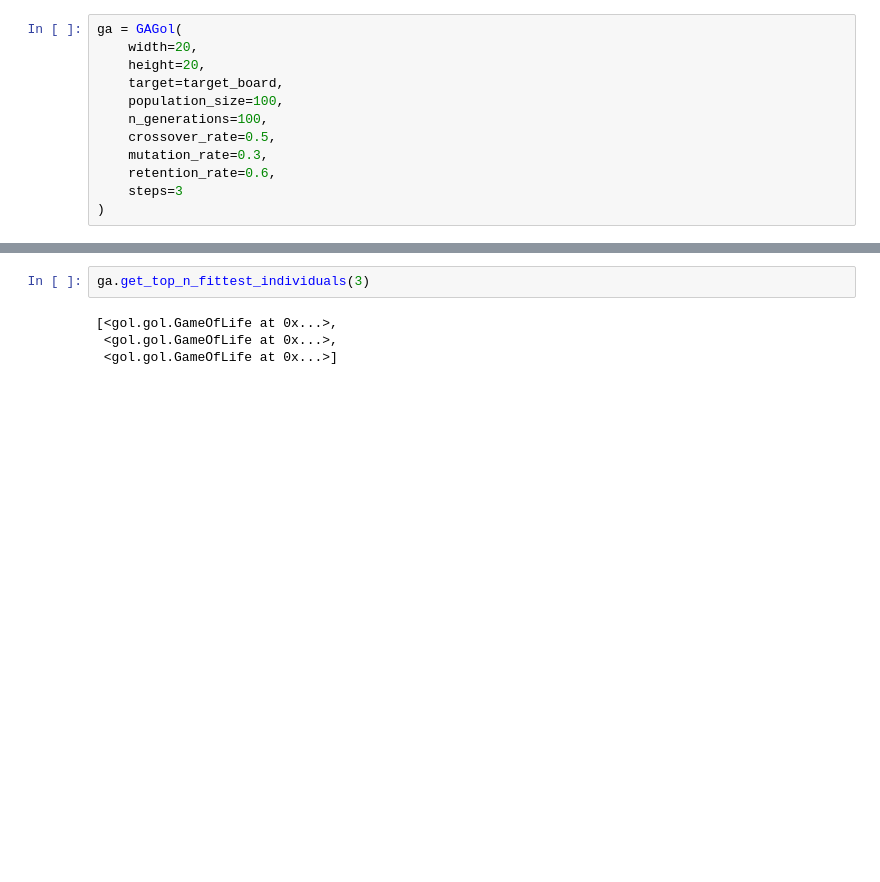
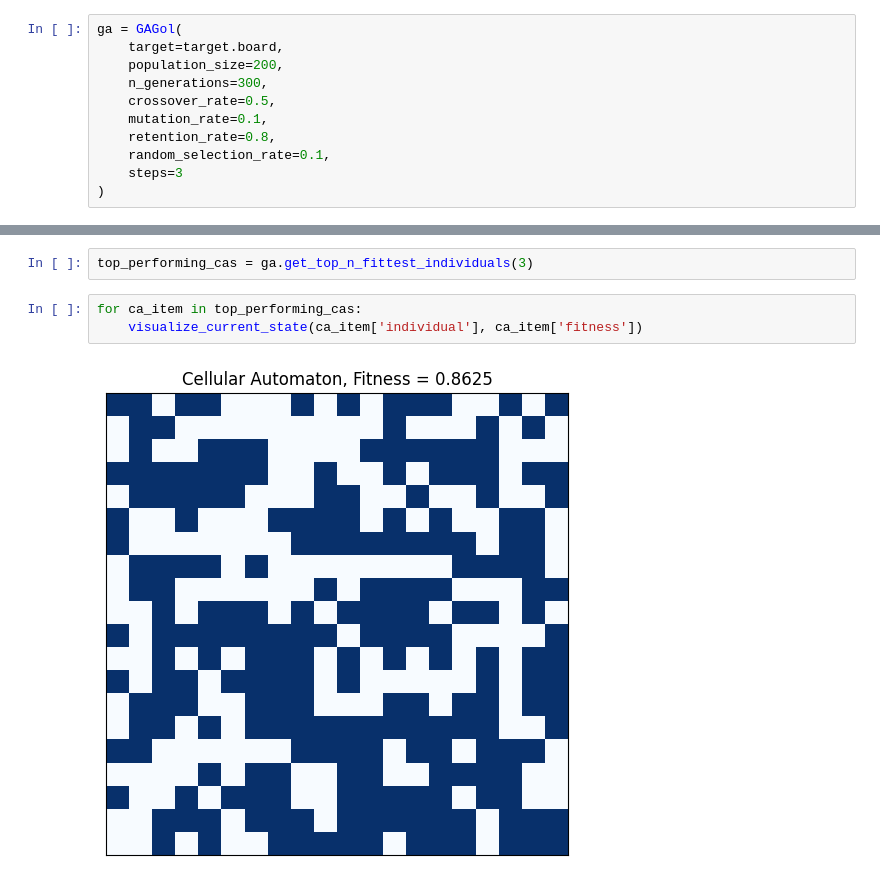
Before and after one commit to ashfaq1701/ca-project, a Jupyter notebook: src/gol/notebooks/ga_playground.ipynb, the cells around one changed output, grey strips where cells are left out. Drawn from its saved outputs; the diff is of its cells as text; blank space fills up the shorter version.

```diff
--- a/src/gol/notebooks/ga_playground.ipynb
+++ b/src/gol/notebooks/ga_playground.ipynb
@@ -35,13 +39,12 @@ init_board, target_board = generate_problem()
 # %%
 ga = GAGol(
-    width=20,
-    height=20,
-    target=target_board,
-    population_size=100,
-    n_generations=100,
+    target=target.board,
+    population_size=200,
+    n_generations=300,
     crossover_rate=0.5,
-    mutation_rate=0.3,
-    retention_rate=0.6,
+    mutation_rate=0.1,
+    retention_rate=0.8,
+    random_selection_rate=0.1,
     steps=3
 )
 # %%
@@ -49,6 +70,7 @@ ga.evolution()
 # %%
-ga.get_top_n_fittest_individuals(3)
+top_performing_cas = ga.get_top_n_fittest_individuals(3)
-# %% [output]
-[<gol.gol.GameOfLife at 0x...>,
- <gol.gol.GameOfLife at 0x...>,
- <gol.gol.GameOfLife at 0x...>]
+# %%
+for ca_item in top_performing_cas:
+    visualize_current_state(ca_item['individual'], ca_item['fitness'])
+# %% [output]
+[figure, added]
```
Also changed, not shown: parts of 6 cells of this notebook, 10 other files.
